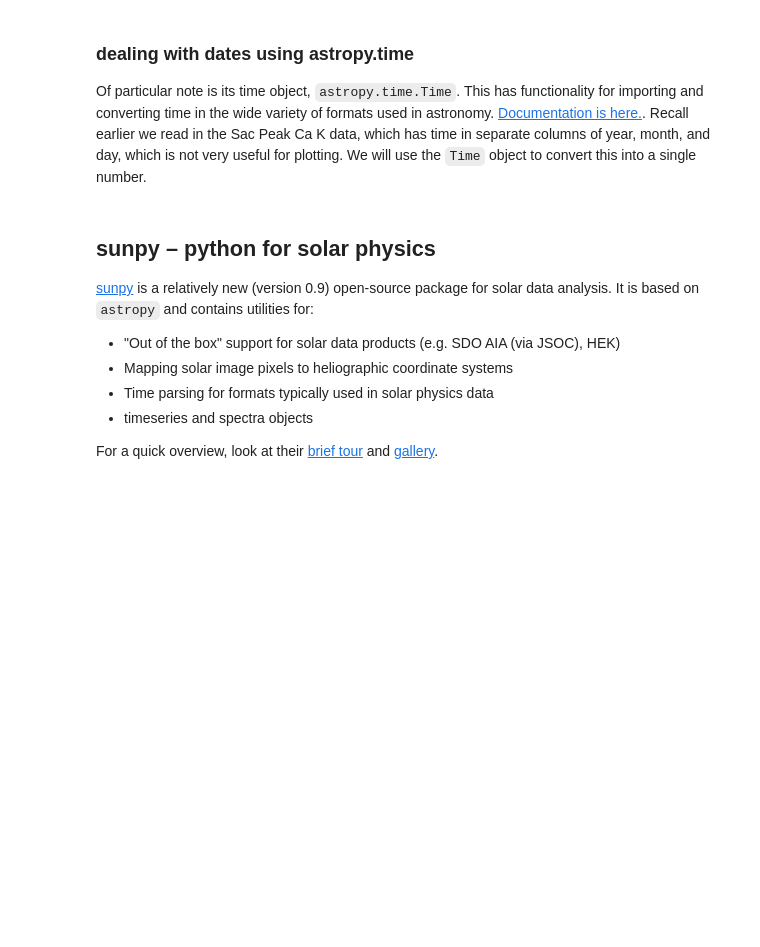
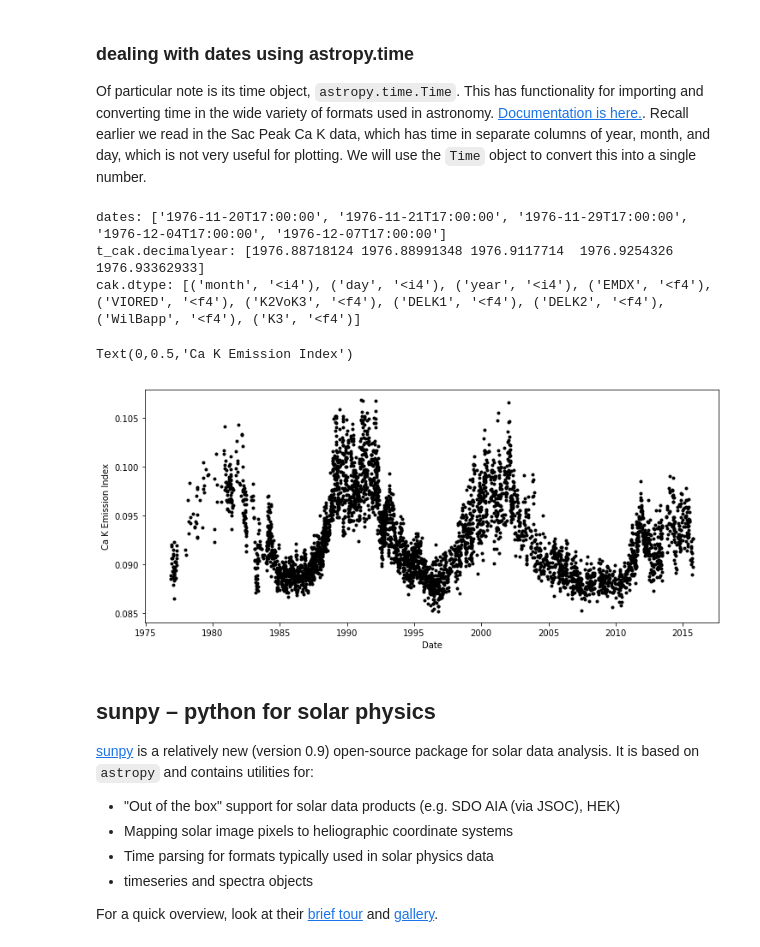
Before and after one commit to rickyegeland/python_tutorial, a Jupyter notebook: Python Tutorial.ipynb, the cells around one changed output. Cells and saved outputs as stored; diff of their text form; code cells hidden in the pictures; blank space fills up the shorter version.

```diff
--- a/Python Tutorial.ipynb
+++ b/Python Tutorial.ipynb
@@ -1845,25 +2197,29 @@ import astropy.time
 # %%
 # build a list of date strings in the standard ISO format
 dates = []
 for i in range(len(cak['year'])):
     # midnight UTC - 7 24 - 7 = 17 == noon MST
     datestr = "%04i-%02i-%02iT17:00:00" % \
     (cak['year'][i], cak['month'][i], cak['day'][i])
     dates.append(datestr)
 print("dates:", dates[0:5])
 
 # convert the list into a Time object
 t_cak = astropy.time.Time(dates, format='isot', scale='utc')
 print("t_cak.decimalyear:", t_cak.decimalyear[0:5])
 
 # now plot the data
-plt.rc('text', usetex=False)
-plt.rc('font', family='sansserif')
 print("cak.dtype:", cak.dtype)
 plt.figure(figsize=(12,5))
 plt.plot(t_cak.decimalyear, cak['EMDX'], 'k.')
 plt.xlabel("Date")
 plt.ylabel("Ca K Emission Index")
+# %% [output]
+dates: ['1976-11-20T17:00:00', '1976-11-21T17:00:00', '1976-11-29T17:00:00', '1976-12-04T17:00:00', '1976-12-07T17:00:00']
+t_cak.decimalyear: [1976.88718124 1976.88991348 1976.9117714  1976.9254326  1976.93362933]
+cak.dtype: [('month', '<i4'), ('day', '<i4'), ('year', '<i4'), ('EMDX', '<f4'), ('VIORED', '<f4'), ('K2VoK3', '<f4'), ('DELK1', '<f4'), ('DELK2', '<f4'), ('WilBapp', '<f4'), ('K3', '<f4')]
+Text(0,0.5,'Ca K Emission Index')
+[figure, added]
 # %% [markdown]
 ## sunpy – python for solar physics
 
```
Also changed, not shown: parts of 57 cells of this notebook.
